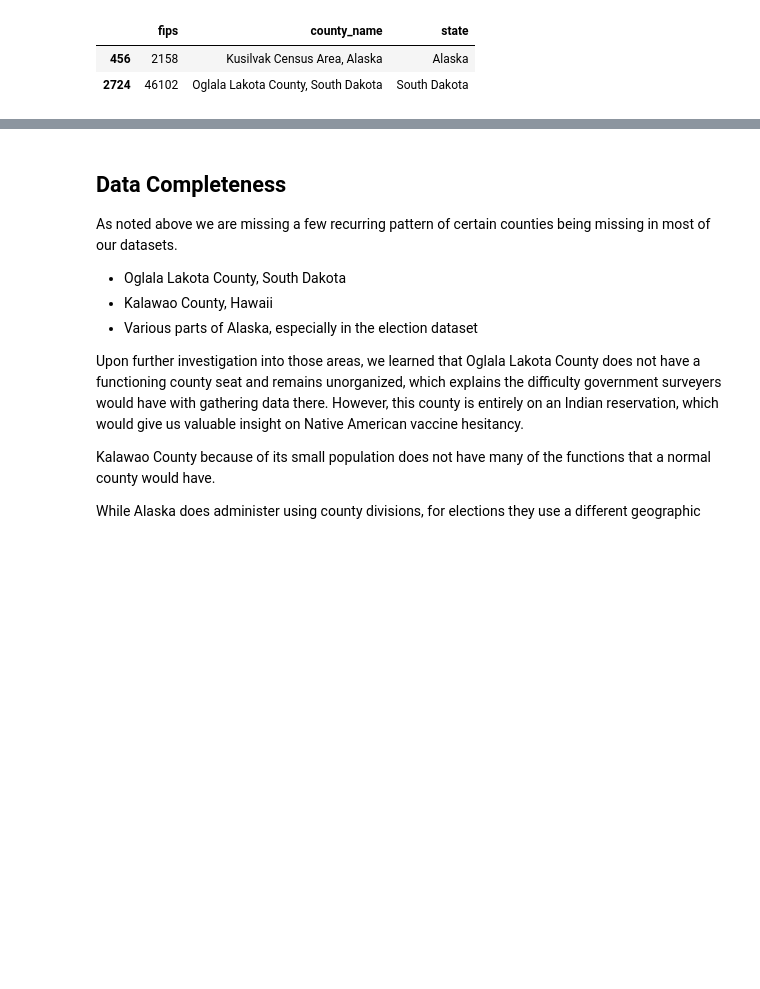
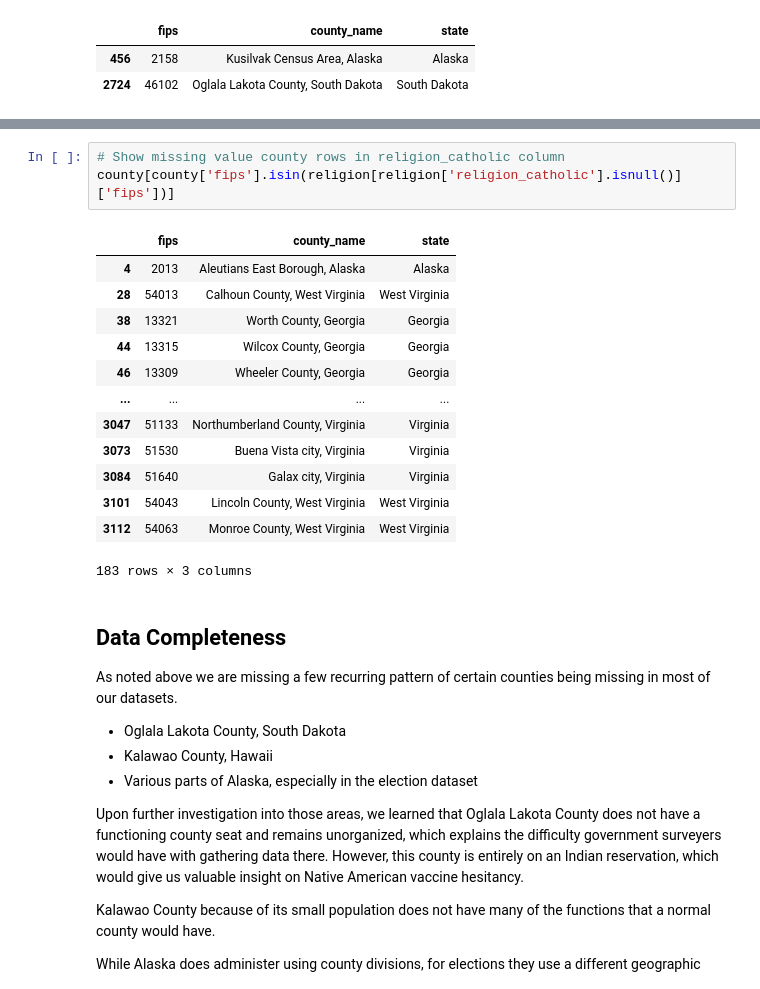
Before and after one commit to kuruparans/covid19-vaccine-hesitancy-analysis, a Jupyter notebook: data-cleaning.ipynb, the cells around one changed output, grey strips where cells are left out. Saved outputs shown, nothing was run; the diff lists cells and outputs as text; blank space fills up the shorter version.

```diff
--- a/data-cleaning.ipynb
+++ b/data-cleaning.ipynb
@@ -367,3 +406,20 @@ Name: fips, dtype: int64
+# %%
+# Show missing value county rows in religion_catholic column
+county[county['fips'].isin(religion[religion['religion_catholic'].isnull()]['fips'])]
+# %% [output]
+|  | fips | county_name | state |
+| 4 | 2013 | Aleutians East Borough, Alaska | Alaska |
+| 28 | 54013 | Calhoun County, West Virginia | West Virginia |
+| 38 | 13321 | Worth County, Georgia | Georgia |
+| 44 | 13315 | Wilcox County, Georgia | Georgia |
+| 46 | 13309 | Wheeler County, Georgia | Georgia |
+| ... | ... | ... | ... |
+| 3047 | 51133 | Northumberland County, Virginia | Virginia |
+| 3073 | 51530 | Buena Vista city, Virginia | Virginia |
+| 3084 | 51640 | Galax city, Virginia | Virginia |
+| 3101 | 54043 | Lincoln County, West Virginia | West Virginia |
+| 3112 | 54063 | Monroe County, West Virginia | West Virginia |
+183 rows × 3 columns
 # %% [markdown]
 ## Data Completeness
 As noted above we are missing a few recurring pattern of certain counties being missing in most of our datasets.
```
Also changed, not shown: parts of 6 cells of this notebook.
